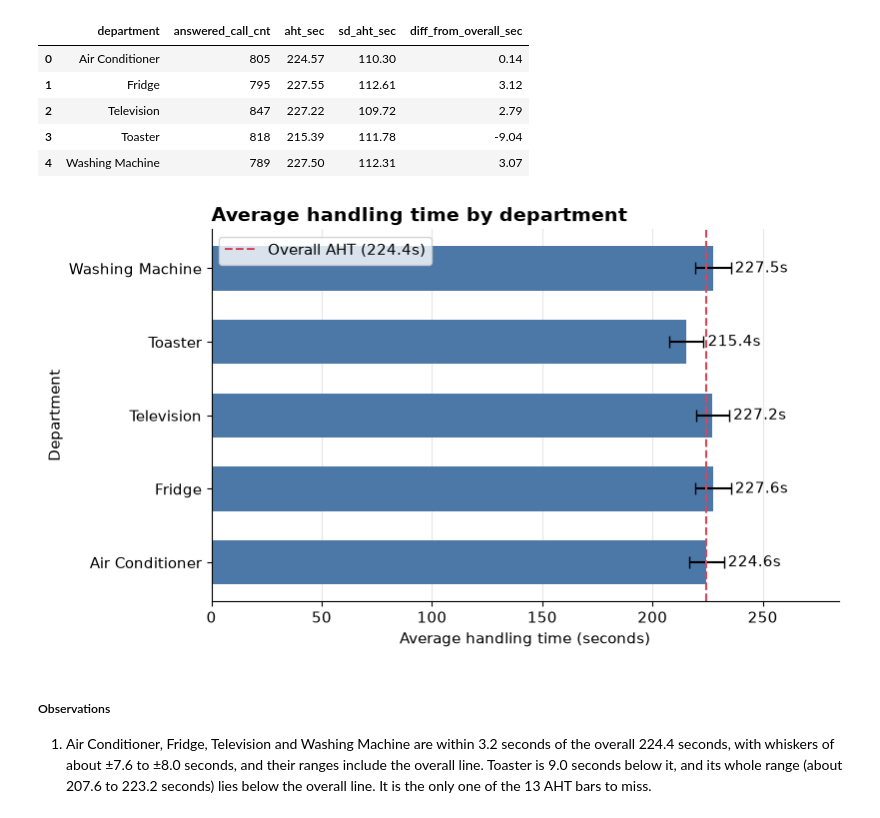
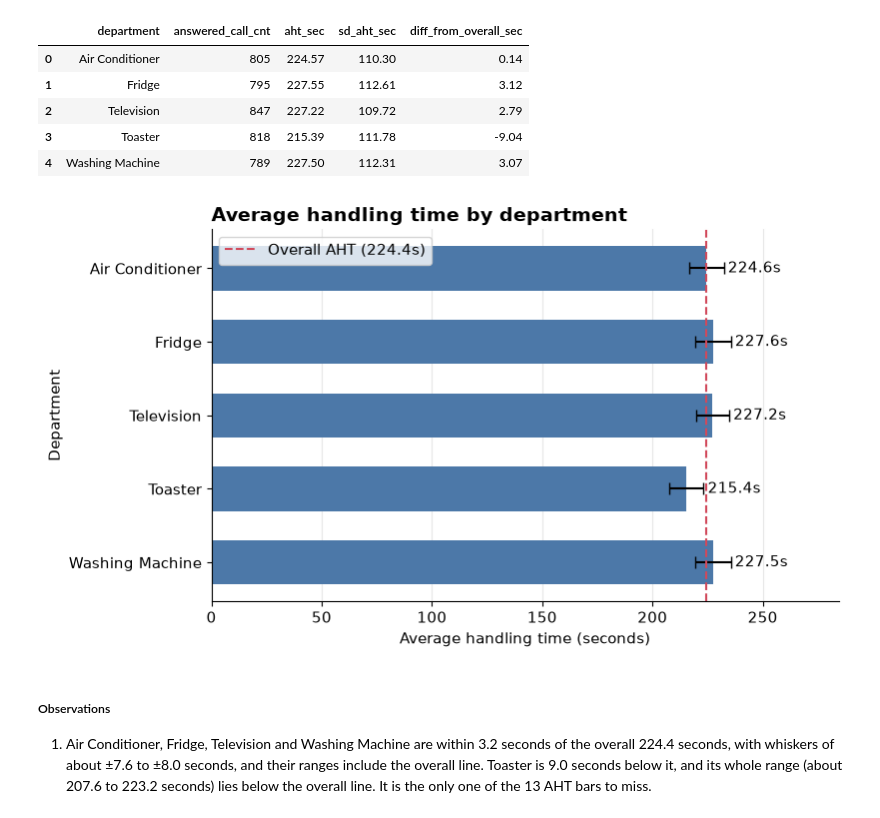
Before and after one commit to Ashish-Krishna-K/call-center-staffing-analytics, a Jupyter notebook: notebooks/03_kpi_analysis.ipynb, the cells around one changed output. Drawn from its saved outputs; the diff is of its cells as text; code cells hidden in the pictures.

```diff
--- a/notebooks/03_kpi_analysis.ipynb
+++ b/notebooks/03_kpi_analysis.ipynb
@@ -855,34 +778,35 @@ ORDER BY
 # %%
 fig, ax = plt.subplots(figsize=(8, 4.5), layout="constrained")
 bars = ax.barh(
     y=df["department"],
     width=df["aht_sec"],
     color=BAR_COLOR_BLUE,
     height=0.6,
     xerr=2*se,
     capsize=4
 )
+ax.invert_yaxis()
 labels = [f"{v:.1f}s" for v in df["aht_sec"]]
 ax.bar_label(bars, labels=labels, padding=3)
 ax.axvline(
     overall_mean,
     color=REF_LINE_RED,
     linestyle="--",
     linewidth=1.5,
     label=f"Overall AHT ({overall_mean:.1f}s)",
 )
 ax.set_xlim(0, df["aht_sec"].max() * 1.25)
 ax.set_title("Average handling time by department")
 ax.set_ylabel("Department")
 ax.set_xlabel("Average handling time (seconds)")
 ax.legend()
 ax.grid(axis="x", alpha=0.3)
 
 chart_name = filename.replace(".sql", ".png", 1).replace("kpi_", "")
 fig.savefig(charts_dir / chart_name, dpi=200, bbox_inches="tight")
 plt.show()
 # %% [output]
-[figure, old version]
+[figure, new version]
 # %% [markdown]
 ##### Observations
 
```
Also changed, not shown: parts of 16 cells of this notebook.
